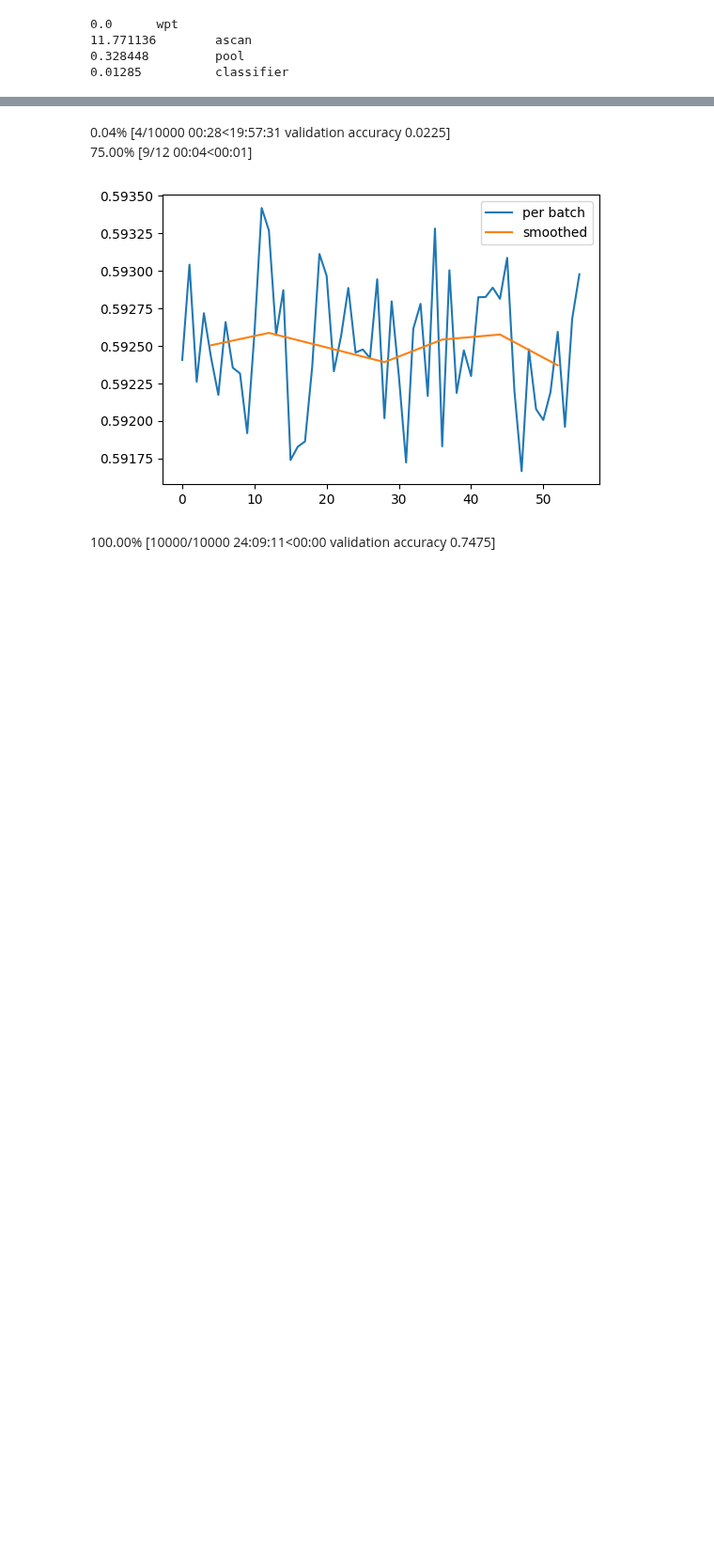
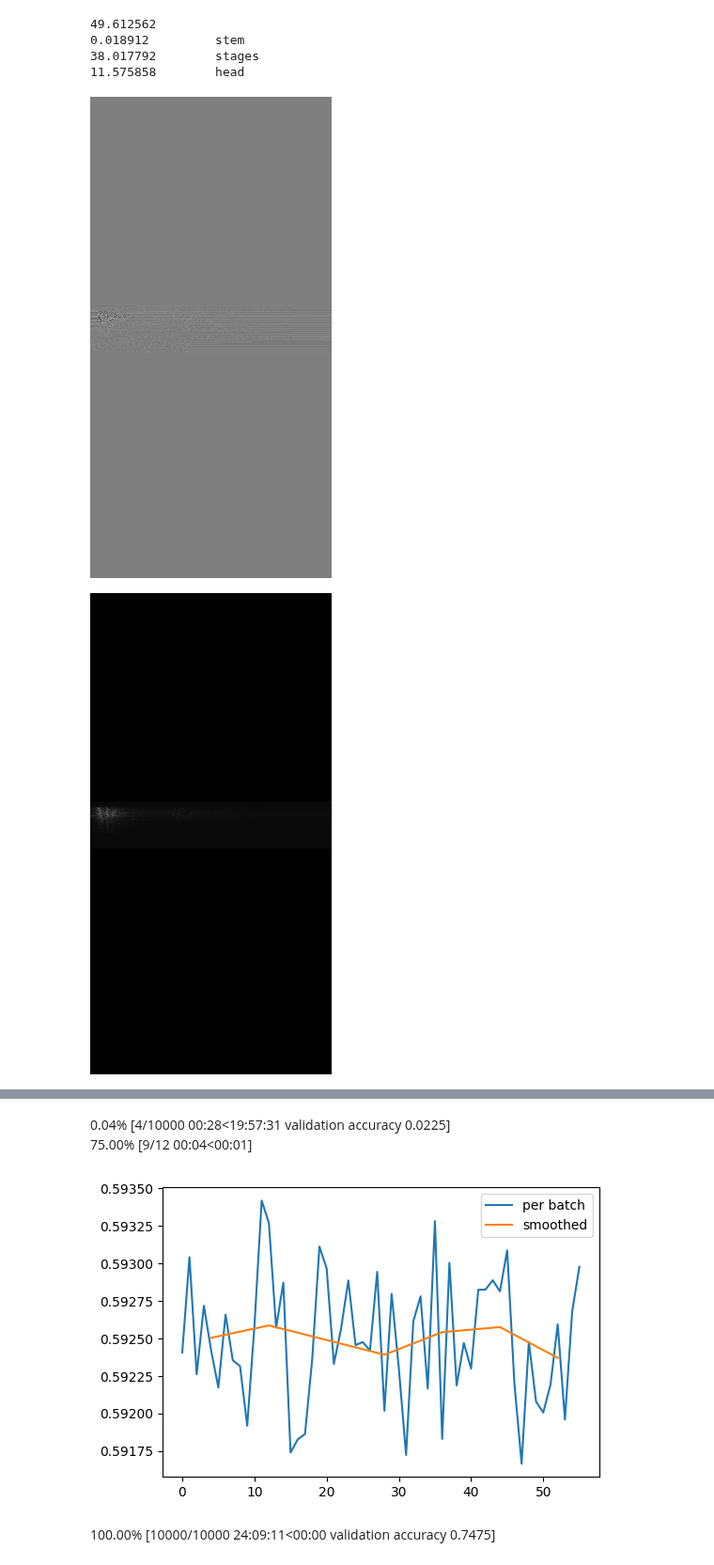
Before and after one commit to danjacobellis/tft, a Jupyter notebook: train/esc50.ipynb, the cells around one changed output, grey strips where cells are left out. Shown at 94% size. Cells and saved outputs as stored; diff of their text form; code cells hidden in the pictures; blank space fills up the shorter version.

```diff
--- a/train/esc50.ipynb
+++ b/train/esc50.ipynb
@@ -42,17 +40,70 @@ config.classifier_num_classes = 50
 # %%
-from pytorch_wavelets import DWT1DForward
-from tft.transforms import WPT1D
-from tft.models import TFTClassifier1D
+from timm.models.efficientvit_mit import EfficientVitLarge, GELUTanh
 
-wt = DWT1DForward(J=1, mode='periodization', wave='bior4.4')
-wpt = WPT1D(wt,J=config.J).to(device)
+class GroupNorm8(torch.nn.Module):
+    def __init__(self, num_features, eps=1e-7, affine=True):
+        super().__init__()
+        self.groupnorm = torch.nn.GroupNorm(num_groups=8,
+                                      num_channels=num_features,
+                                      eps=eps,
+                                      affine=affine)
+    def forward(self, x):
+        return self.groupnorm(x)
 
-model = TFTClassifier1D(config,wpt).to(device)
+model = EfficientVitLarge(
+    in_chans=config.channels,
+    widths=(32, 64, 128, 256, 512),
+    depths=(1, 1, 1, 6, 6),
+    head_dim=32,
+    norm_layer=GroupNorm8,
+    act_layer=GELUTanh,
+    global_pool='avg',
+    head_widths=(3072, 3200),
+    drop_rate=0.0,
+    num_classes=config.classifier_num_classes
+)
 
+model.head.in_conv.norm = torch.nn.GroupNorm(
+    num_groups=8,
+    num_channels=model.head.in_conv.norm.num_features,
+    affine=model.head.in_conv.norm.affine,
+    eps=model.head.in_conv.norm.eps
+)
+
+model.to(device)
+
+print(sum(p.numel() for p in model.parameters())/1e6)
 for name, module in model.named_children():
     print(f"{sum(p.numel() for p in module.parameters())/1e6} \t {name}")
+
+if config.checkpoint:
+    checkpoint = torch.load(config.checkpoint, map_location="cpu", weights_only=False)
+    model.load_state_dict(checkpoint['model'])
 # %% [output]
-0.0      wpt
-11.771136        ascan
-0.328448         pool
-0.01285          classifier
+49.612562
+0.018912         stem
+38.017792        stages
+11.575858        head
+# %%
+from IPython.display import Audio
+from torchvision.transforms.v2 import ToPILImage
+batch = dataset['train']
+x,y = train_collate_fn(batch)
+# %%
+import einops
+S, _ = strfft(x)
+S = torch.cat([S.real, S.imag, S.abs()],dim=1)
+# Sn = einops.rearrange(S, 'b c h w -> b c (h w)')
+# μ, σ = Sn.mean(dim=2, keepdim=True), Sn.std(dim=2, keepdim=True)
+# Sn = (Sn-μ)/σ
+# Sn = einops.rearrange(Sn, 'b c (h w) -> b c h w', h=S.shape[2], w=S.shape[3])
+eps = 1e-1; S = S.sign()* ((S+eps).abs().pow(0.4) - eps**2)
+S[:,:2] = S[:,:2]/20; S[:,2] = S[:,2]/10
+# %%
+for i in range(3):
+    display(ToPILImage()(S[i,0] + 0.5))
+    display(ToPILImage()(S[i,2]))
+    display(Audio(x[i],rate=48000))
+# %% [output]
+[figure, added]
+[figure, added]
```
Also changed, not shown: parts of 5 cells of this notebook.
